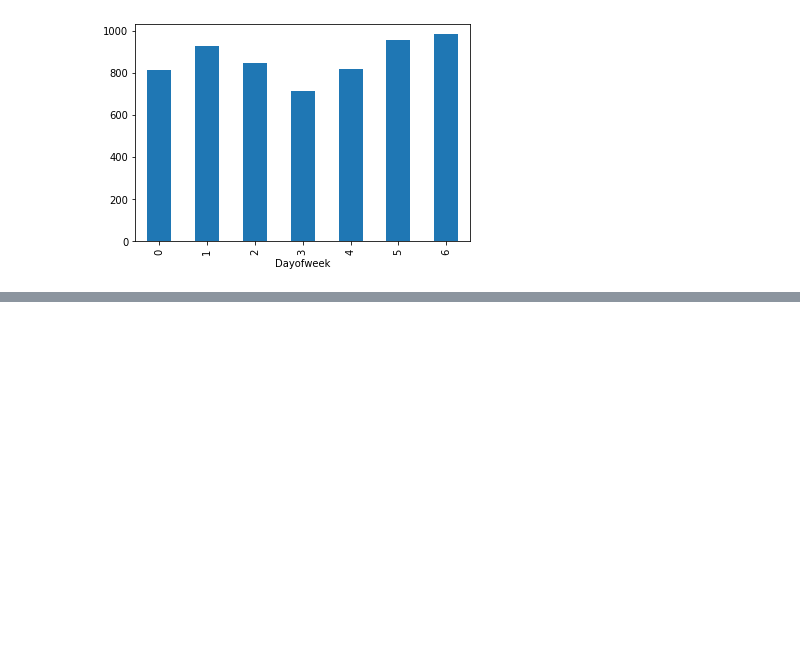
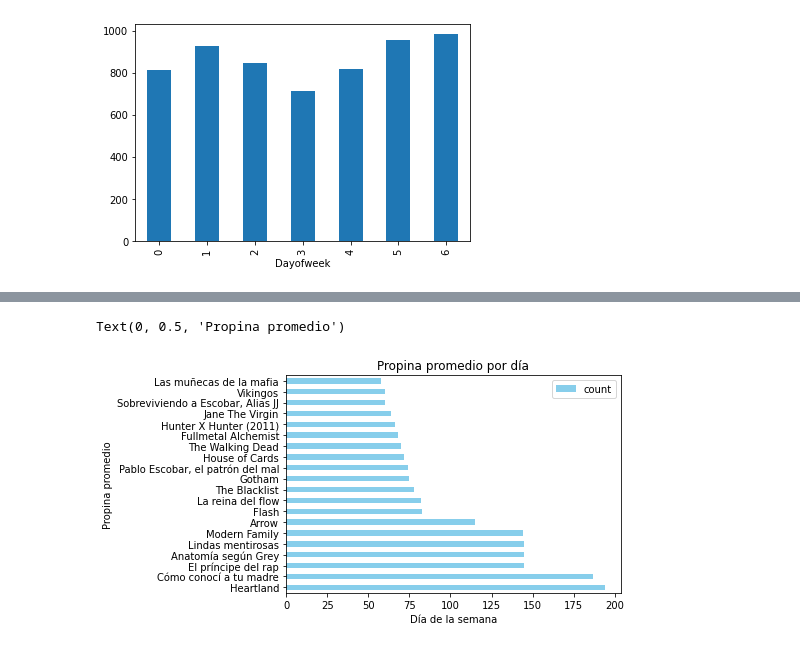
Before and after one commit to jcortesf/JupyterNotebook, a Jupyter notebook: Análisis de títulos y reproducciones Netflix.ipynb, the cells around one changed output, grey strips where cells are left out. Cells and saved outputs as stored; diff of their text form; code cells hidden in the pictures; blank space fills up the shorter version.

```diff
--- a/Análisis de títulos y reproducciones Netflix.ipynb
+++ b/Análisis de títulos y reproducciones Netflix.ipynb
@@ -71,3 +71,7 @@ Name: Title, dtype: int64
 ax = titles_dayWeek.plot.bar()
 # %% [output]
 [figure]
+# %%
+df['TitleFirst'] = df['Title'].str.split(':').str[0]
+
+df.head()
@@ -73,0 +85,3 @@ ax = titles_dayWeek.plot.bar()
+# %%
+titlesFirst = df.groupby("TitleFirst")["TitleFirst"].count().reset_index(name='count').sort_values(['count'], ascending=False).head(20)
+titlesFirst.head(10)
@@ -73,0 +100,7 @@ ax = titles_dayWeek.plot.bar()
+# %%
+ax = titlesFirst.plot.barh(x='TitleFirst', y='count', color = 'skyblue', title = 'Propina promedio por día')
+ax.set_xlabel("Día de la semana")
+ax.set_ylabel("Propina promedio")
+# %% [output]
+Text(0, 0.5, 'Propina promedio')
+[figure, added]
```
Also changed, not shown: parts of 4 cells of this notebook, 2 other files.
